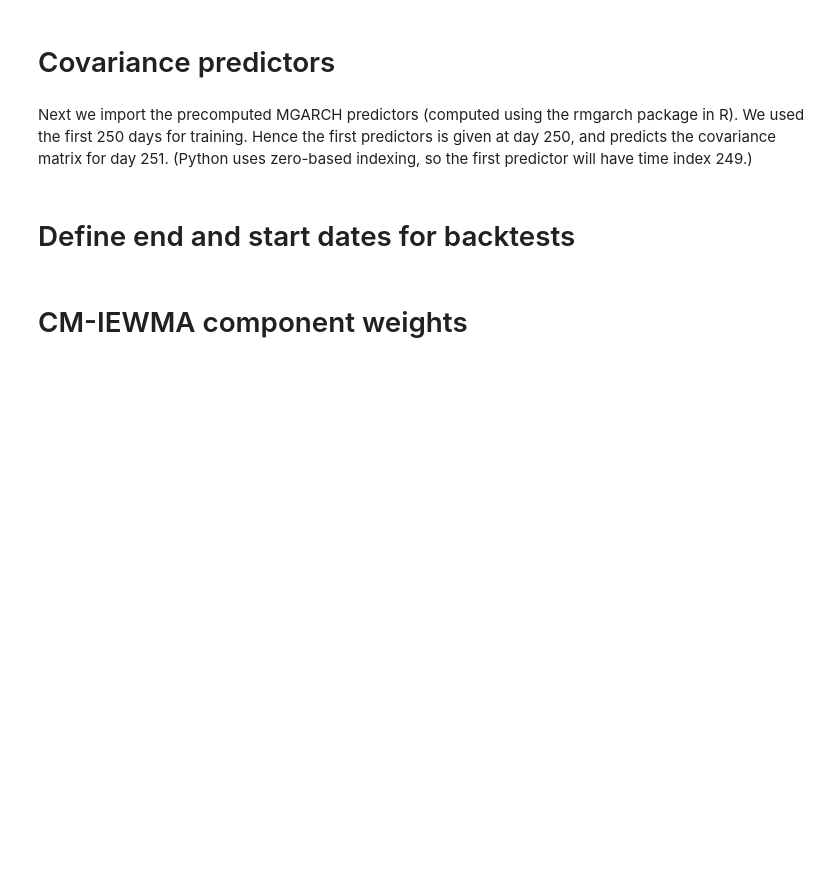
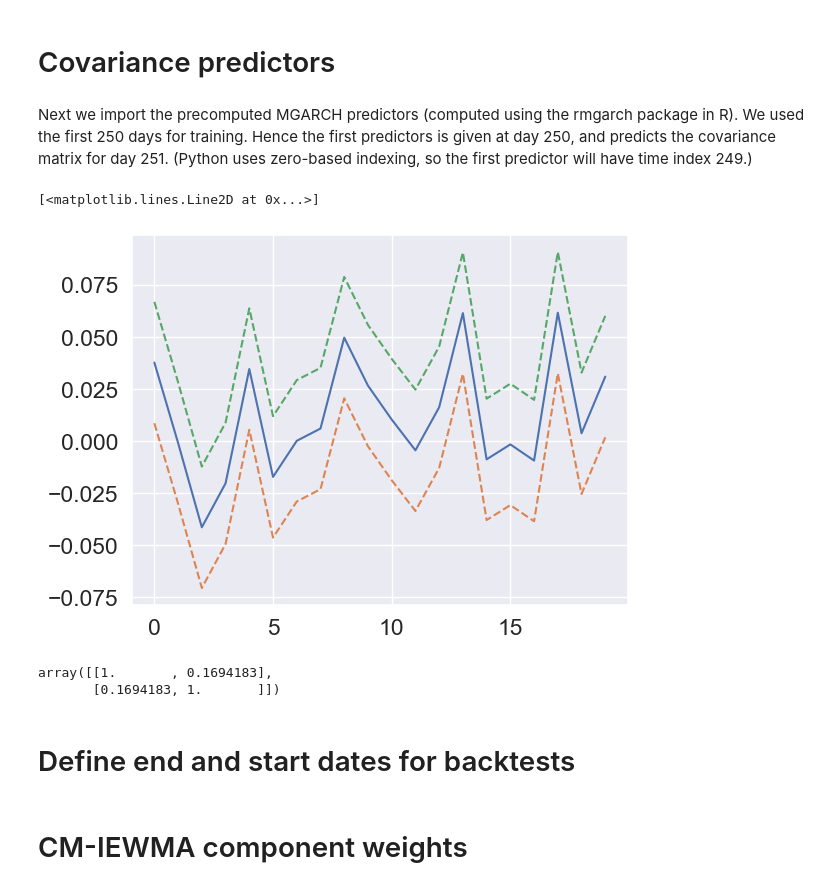
Before and after one commit to cvxgrp/cov_pred_finance, a Jupyter notebook: experiments/factor_portfolios.ipynb, the cells around one changed output. Drawn from its saved outputs; the diff is of its cells as text; code cells hidden in the pictures; blank space fills up the shorter version.

```diff
--- a/experiments/factor_portfolios.ipynb
+++ b/experiments/factor_portfolios.ipynb
@@ -60,3 +65,20 @@ mgarch = {times[t]: pd.DataFrame(Sigmas[t], index=returns.columns, columns=retur
+# %%
+p, c = pacf(returns.iloc[:,4].values, nlags=20, alpha=0.05)
+plt.plot(p[1:])
+plt.plot(c[1:, 0], linestyle="--")
+plt.plot(c[1:, 1], linestyle="--")
+# %% [output]
+[<matplotlib.lines.Line2D at 0x...>]
+[figure, added]
+# %%
+returns_remp = returns.loc["1970-01-01":"1990-01-01"]
+ewma1 = returns_remp.ewm(halflife=1).mean().shift(1).dropna()
+returns_remp = returns_remp.loc[ewma1.index]
+
+np.corrcoef(ewma1.values.flatten(), returns_remp.values.flatten())
+# %% [output]
+array([[1.       , 0.1694183],
+       [0.1694183, 1.       ]])
 # %%
 # CM-IEWMA
 iewmas = {f"{pair[0]}-{pair[1]}": list(iterated_ewma(returns, vola_halflife=pair[0], cov_halflife=pair[1], min_periods_vola=63, min_periods_cov=63)) for pair in cm_iewma_pairs}
```
Also changed, not shown: parts of 12 cells of this notebook, 27 other files.
